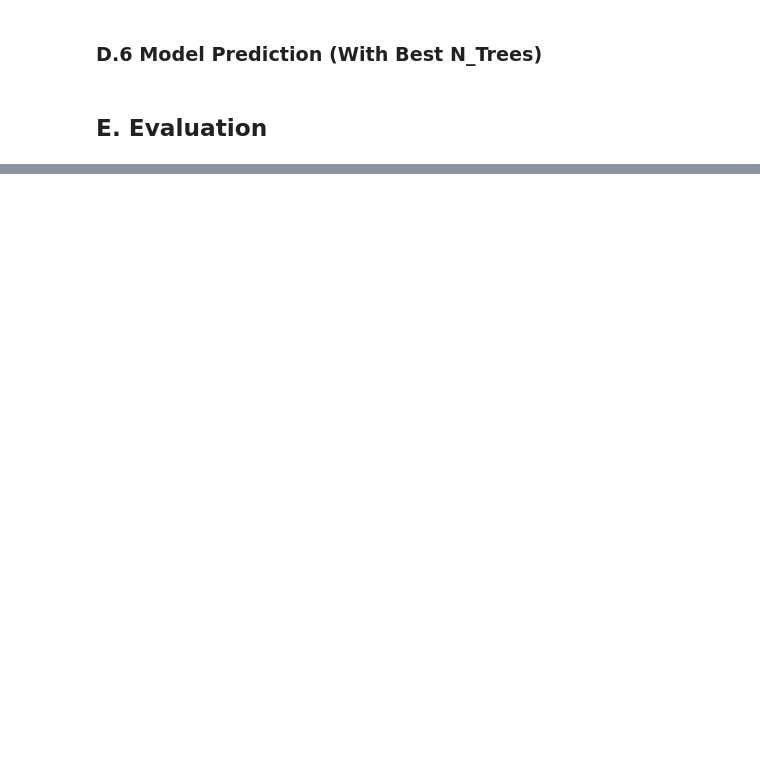
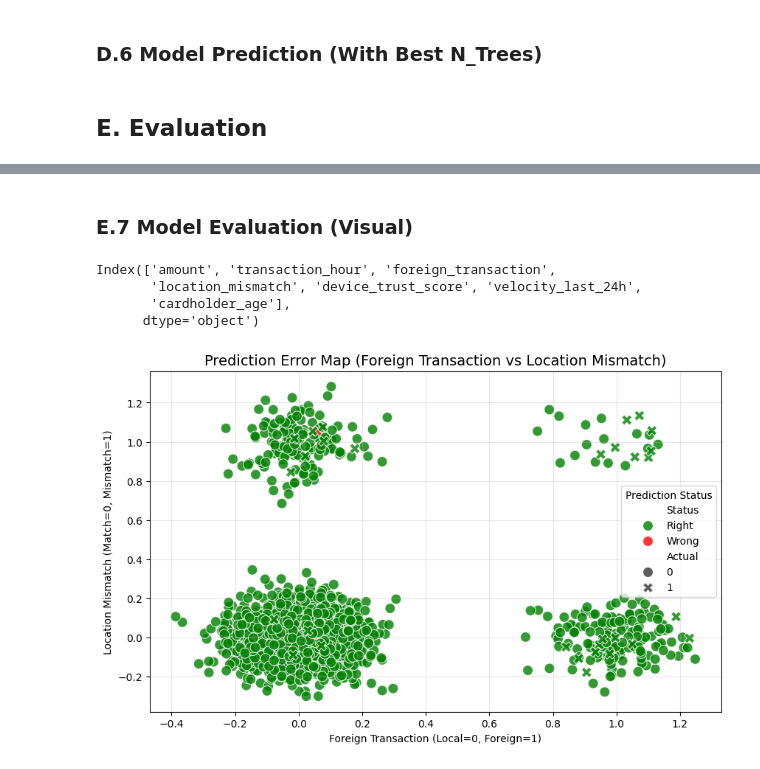
Before and after one commit to HablSank/1Day-1Dataset_MachineLearningProject, a Jupyter notebook: Day-15/Random Forest (Credit Card Fraud)/credit_card_fraud_10k.ipynb, the cells around one changed output, grey strips where cells are left out. Drawn from its saved outputs; the diff is of its cells as text; code cells hidden in the pictures; blank space fills up the shorter version.

```diff
--- a/Day-15/Random Forest (Credit Card Fraud)/credit_card_fraud_10k.ipynb
+++ b/Day-15/Random Forest (Credit Card Fraud)/credit_card_fraud_10k.ipynb
@@ -511,0 +661,49 @@ train_predictions = model.predict(X_train.values)
+# %% [markdown]
+### E.7 Model Evaluation (Visual)
+# %%
+X_test.columns
+# %% [output]
+Index(['amount', 'transaction_hour', 'foreign_transaction',
+       'location_mismatch', 'device_trust_score', 'velocity_last_24h',
+       'cardholder_age'],
+      dtype='object')
+# %%
+best_predictions = best_model.predict(X_test.values)
+
+# --- 1. Prepare Plot Data ---
+# We add "Jitter" (random noise) because data is categorical (0, 1, 2)
+# so points don't overlap completely
+jitter_x = np.random.normal(0, 0.1, size=len(X_test.values))
+jitter_y = np.random.normal(0, 0.1, size=len(X_test.values))
+
+plot_data = pd.DataFrame({
+    'Foreign Transaction': X_test.iloc[:, 2] + jitter_x,  # Index 2 = Foreign Transaction
+    'Location Mismatch': X_test.iloc[:, 3] + jitter_y, # Index 2 = Location Mismatch
+    'Actual': y_test,
+    'Prediction': best_predictions
+})
+
+# Define Status
+plot_data['Status'] = np.where(plot_data['Actual'] == plot_data['Prediction'], 'Right', 'Wrong')
+
+# --- 2. Visualization ---
+plt.figure(figsize=(10, 6))
+sns.scatterplot(
+    data=plot_data,
+    x='Foreign Transaction',
+    y='Location Mismatch',
+    hue='Status',
+    style='Actual',
+    palette={'Right': 'green', 'Wrong': 'red'},
+    s=100,
+    alpha=0.8
+)
+
+plt.title('Prediction Error Map (Foreign Transaction vs Location Mismatch)', fontsize=14)
+plt.xlabel('Foreign Transaction (Local=0, Foreign=1)')
+plt.ylabel('Location Mismatch (Match=0, Mismatch=1)')
+plt.legend(title='Prediction Status')
+plt.grid(True, alpha=0.3)
+plt.show()
+# %% [output]
+[figure, added]
```
Also changed, not shown: parts of 20 cells of this notebook.
